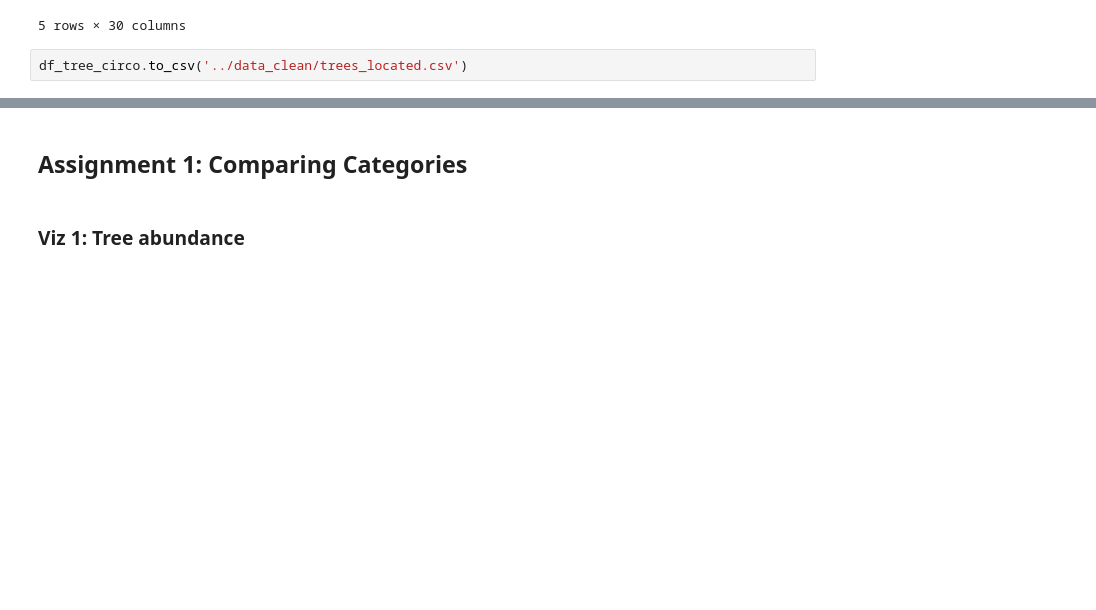
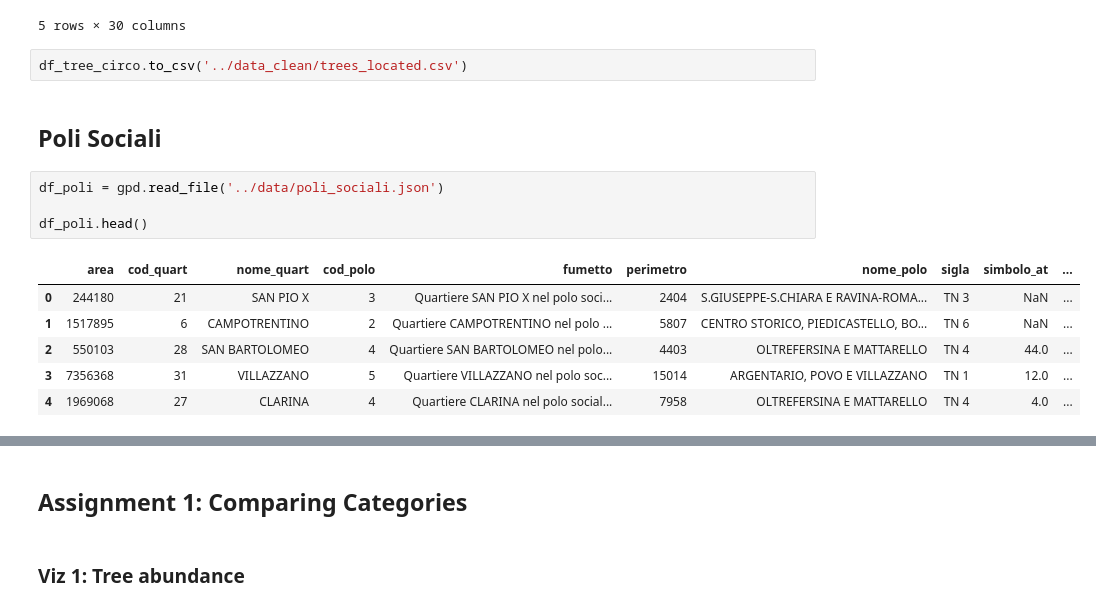
Before and after one commit to DataViz-Group3/DataViz-Group3, a Jupyter notebook: src/preprocessing.ipynb, the cells around one changed output, grey strips where cells are left out. Saved outputs shown, nothing was run; the diff lists cells and outputs as text; blank space fills up the shorter version.

```diff
--- a/src/preprocessing.ipynb
+++ b/src/preprocessing.ipynb
@@ -60,3 +60,16 @@ df_tree_circo.head()
 5 rows × 30 columns
 # %%
 df_tree_circo.to_csv('../data_clean/trees_located.csv')
+# %% [markdown]
+## Poli Sociali
+# %%
+df_poli = gpd.read_file('../data/poli_sociali.json')
+
+df_poli.head()
+# %% [output]
+|  | area | cod_quart | nome_quart | cod_polo | fumetto | perimetro | nome_polo | sigla | simbolo_at | ... |
+| 0 | 244180 | 21 | SAN PIO X | 3 | Quartiere SAN PIO X nel polo soci... | 2404 | S.GIUSEPPE-S.CHIARA E RAVINA-ROMA... | TN 3 | NaN | ... |
+| 1 | 1517895 | 6 | CAMPOTRENTINO | 2 | Quartiere CAMPOTRENTINO nel polo ... | 5807 | CENTRO STORICO, PIEDICASTELLO, BO... | TN 6 | NaN | ... |
+| 2 | 550103 | 28 | SAN BARTOLOMEO | 4 | Quartiere SAN BARTOLOMEO nel polo... | 4403 | OLTREFERSINA E MATTARELLO | TN 4 | 44.0 | ... |
+| 3 | 7356368 | 31 | VILLAZZANO | 5 | Quartiere VILLAZZANO nel polo soc... | 15014 | ARGENTARIO, POVO E VILLAZZANO | TN 1 | 12.0 | ... |
+| 4 | 1969068 | 27 | CLARINA | 4 | Quartiere CLARINA nel polo social... | 7958 | OLTREFERSINA E MATTARELLO | TN 4 | 4.0 | ... |
```
Also changed, not shown: parts of 1 cell of this notebook, 2 other files.
